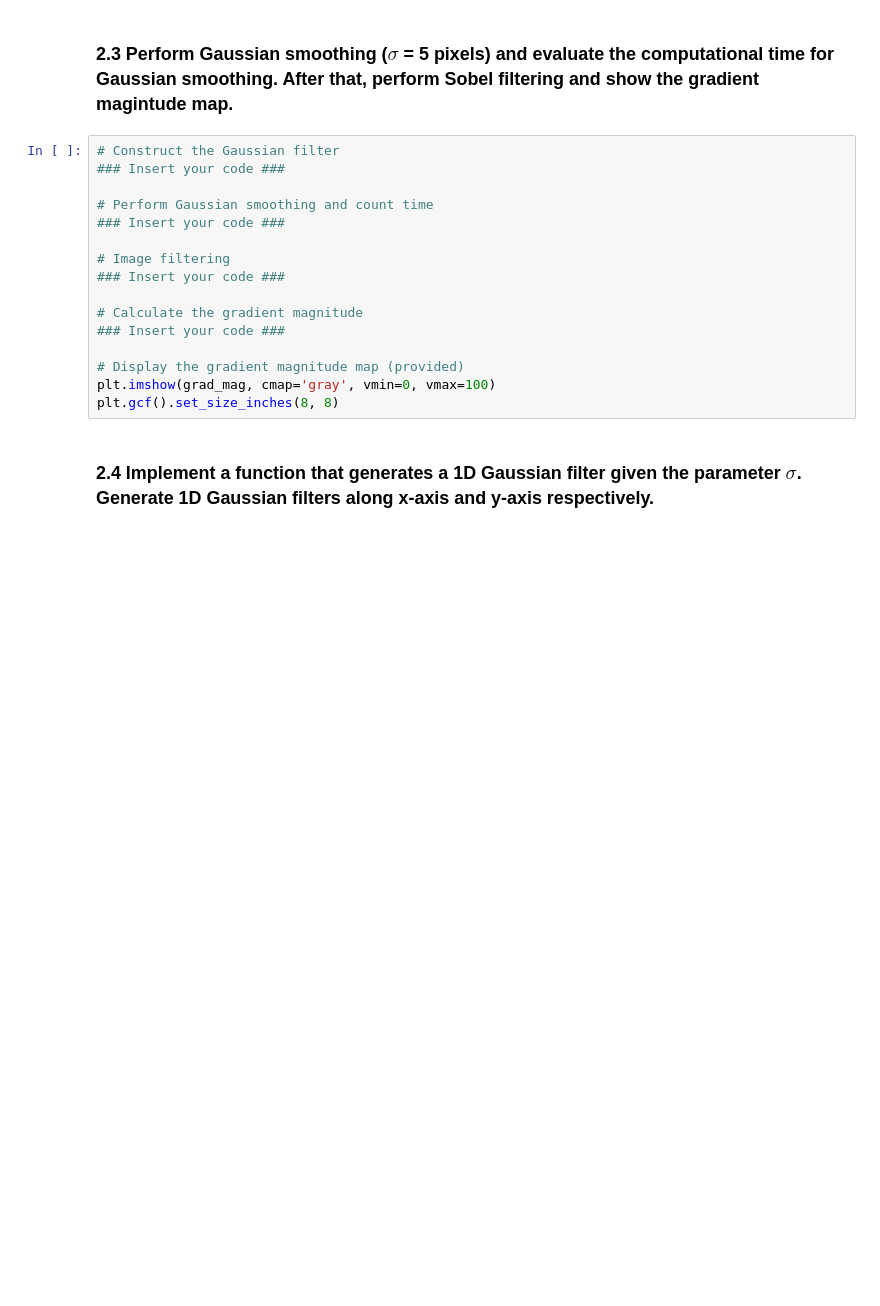
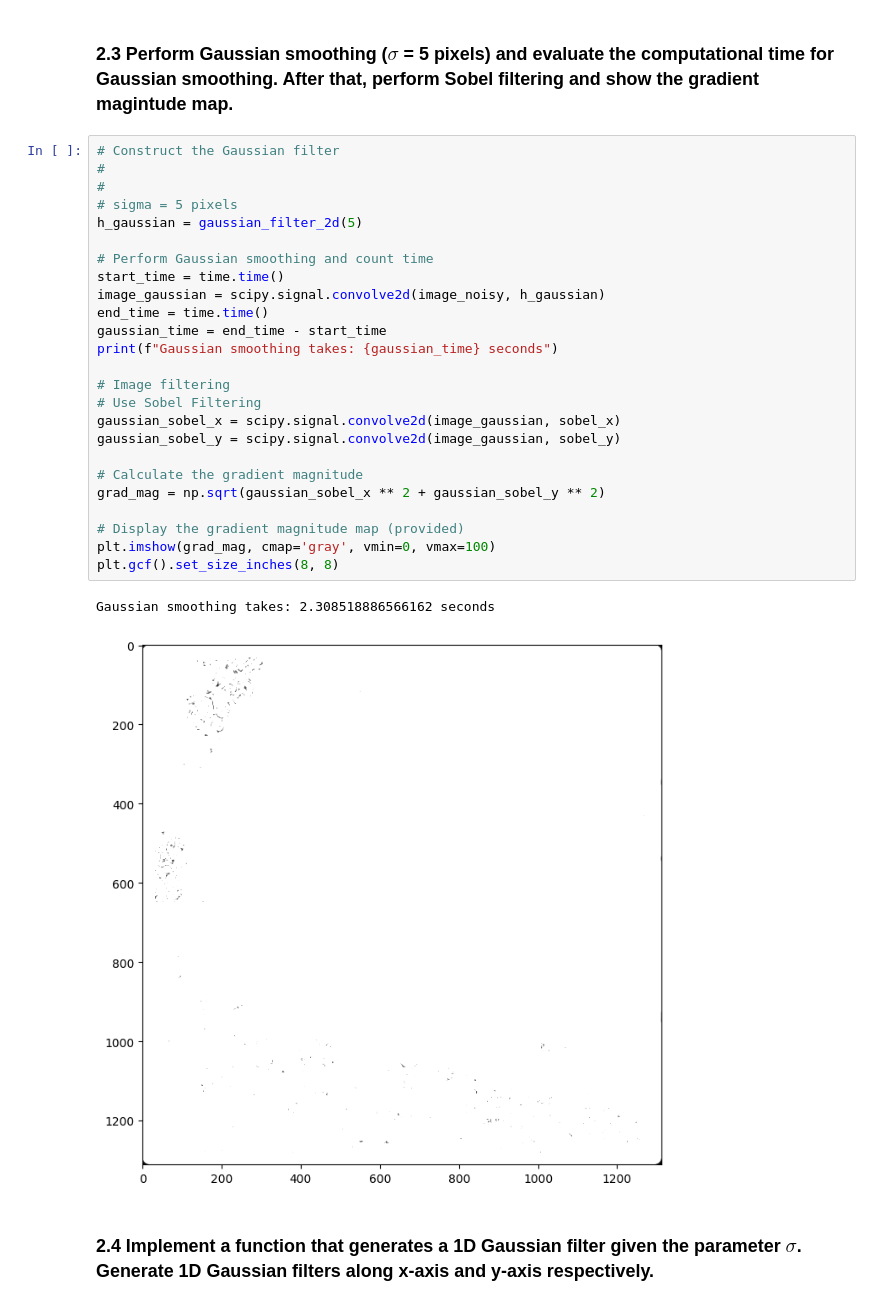
Before and after one commit to YunkaiZhang233/Computer_Vision_2025, a Jupyter notebook: coursework_01/coursework_01.ipynb, the cells around one changed output. Cells and saved outputs as stored; diff of their text form; blank space fills up the shorter version.

```diff
--- a/coursework_01/coursework_01.ipynb
+++ b/coursework_01/coursework_01.ipynb
@@ -181,20 +189,32 @@ plt.imshow(h)
 ### 2.3 Perform Gaussian smoothing ($\sigma$ = 5 pixels) and evaluate the computational time for Gaussian smoothing. After that, perform Sobel filtering and show the gradient magintude map.
 # %%
 # Construct the Gaussian filter
-### Insert your code ###
+#
+#
+# sigma = 5 pixels
+h_gaussian = gaussian_filter_2d(5)
 
 # Perform Gaussian smoothing and count time
-### Insert your code ###
+start_time = time.time()
+image_gaussian = scipy.signal.convolve2d(image_noisy, h_gaussian)
+end_time = time.time()
+gaussian_time = end_time - start_time
+print(f"Gaussian smoothing takes: {gaussian_time} seconds")
 
 # Image filtering
-### Insert your code ###
+# Use Sobel Filtering
+gaussian_sobel_x = scipy.signal.convolve2d(image_gaussian, sobel_x)
+gaussian_sobel_y = scipy.signal.convolve2d(image_gaussian, sobel_y)
 
 # Calculate the gradient magnitude
-### Insert your code ###
+grad_mag = np.sqrt(gaussian_sobel_x ** 2 + gaussian_sobel_y ** 2)
 
 # Display the gradient magnitude map (provided)
 plt.imshow(grad_mag, cmap='gray', vmin=0, vmax=100)
 plt.gcf().set_size_inches(8, 8)
+# %% [output]
+Gaussian smoothing takes: 2.308518886566162 seconds
+[figure, added]
 # %% [markdown]
 ### 2.4 Implement a function that generates a 1D Gaussian filter given the parameter $\sigma$. Generate 1D Gaussian filters along x-axis and y-axis respectively.
 # %%
```
Also changed, not shown: parts of 2 cells of this notebook.
